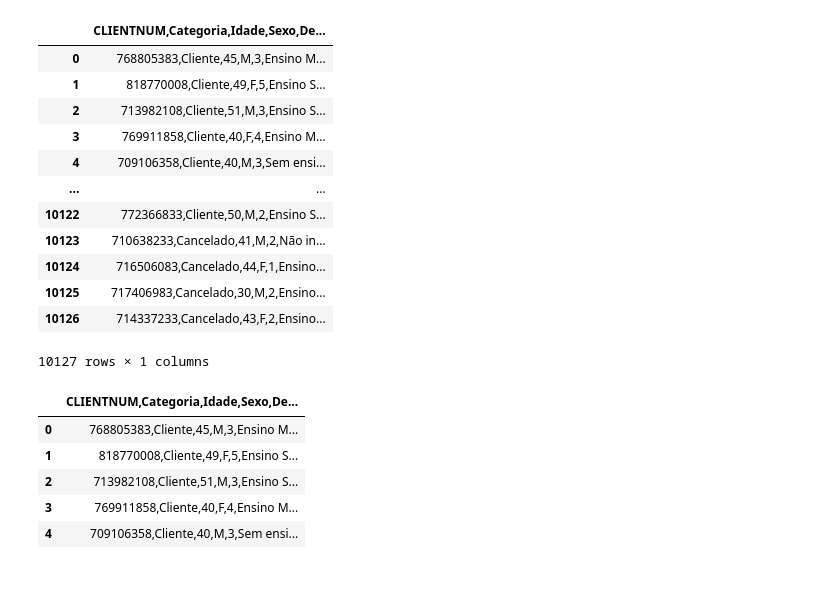
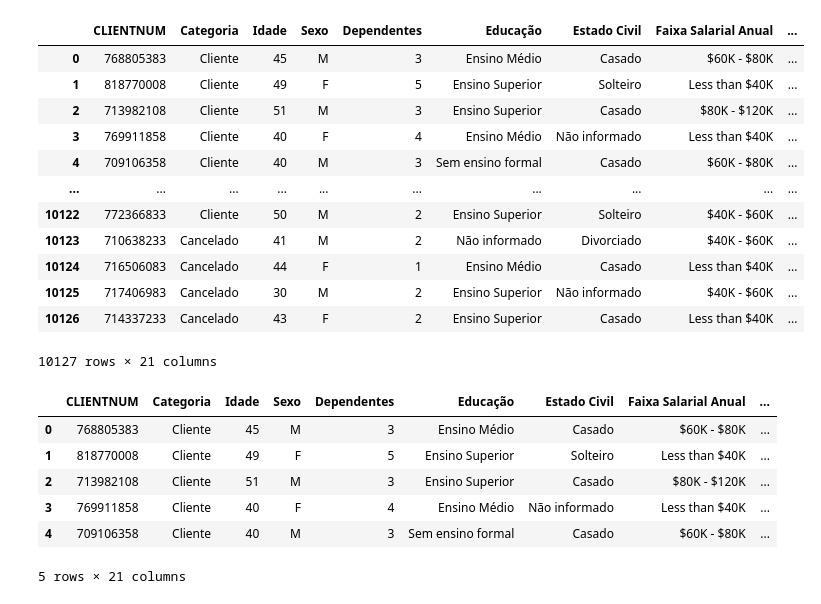
Before and after one commit to jeniferGoncalvesDaSilvaDev/Analise-de-dados-hashtag, a Jupyter notebook: aula_analise_dados_hadhtag.ipynb, the cells around one changed output. Cells and saved outputs as stored; diff of their text form; code cells hidden in the pictures.

```diff
--- a/aula_analise_dados_hadhtag.ipynb
+++ b/aula_analise_dados_hadhtag.ipynb
@@ -3,28 +3,30 @@
 # %%
 import pandas as pd
 # %%
-df = pd.read_csv('/content/ClientesBanco.csv',sep ='|' , encoding='latin-1')
+df = pd.read_csv('/content/ClientesBanco.csv', encoding='latin-1')
 display(df)
+#se der erro, na codificação da caracteres de outra língua, usa no argumento da função read() do pandas, encoding='latin-1')
 # %% [output]
-|  | CLIENTNUM,Categoria,Idade,Sexo,De... |
-| 0 | 768805383,Cliente,45,M,3,Ensino M... |
-| 1 | 818770008,Cliente,49,F,5,Ensino S... |
-| 2 | 713982108,Cliente,51,M,3,Ensino S... |
-| 3 | 769911858,Cliente,40,F,4,Ensino M... |
-| 4 | 709106358,Cliente,40,M,3,Sem ensi... |
-| ... | ... |
-| 10122 | 772366833,Cliente,50,M,2,Ensino S... |
-| 10123 | 710638233,Cancelado,41,M,2,Não in... |
-| 10124 | 716506083,Cancelado,44,F,1,Ensino... |
-| 10125 | 717406983,Cancelado,30,M,2,Ensino... |
-| 10126 | 714337233,Cancelado,43,F,2,Ensino... |
+|  | CLIENTNUM | Categoria | Idade | Sexo | Dependentes | Educação | Estado Civil | Faixa Salarial Anual | ... |
+| 0 | 768805383 | Cliente | 45 | M | 3 | Ensino Médio | Casado | $60K - $80K | ... |
+| 1 | 818770008 | Cliente | 49 | F | 5 | Ensino Superior | Solteiro | Less than $40K | ... |
+| 2 | 713982108 | Cliente | 51 | M | 3 | Ensino Superior | Casado | $80K - $120K | ... |
+| 3 | 769911858 | Cliente | 40 | F | 4 | Ensino Médio | Não informado | Less than $40K | ... |
+| 4 | 709106358 | Cliente | 40 | M | 3 | Sem ensino formal | Casado | $60K - $80K | ... |
+| ... | ... | ... | ... | ... | ... | ... | ... | ... | ... |
+| 10122 | 772366833 | Cliente | 50 | M | 2 | Ensino Superior | Solteiro | $40K - $60K | ... |
+| 10123 | 710638233 | Cancelado | 41 | M | 2 | Não informado | Divorciado | $40K - $60K | ... |
+| 10124 | 716506083 | Cancelado | 44 | F | 1 | Ensino Médio | Casado | Less than $40K | ... |
+| 10125 | 717406983 | Cancelado | 30 | M | 2 | Ensino Superior | Não informado | $40K - $60K | ... |
+| 10126 | 714337233 | Cancelado | 43 | F | 2 | Ensino Superior | Casado | Less than $40K | ... |
-10127 rows × 1 columns
+10127 rows × 21 columns
 # %%
 display(df.head(5))
 # %% [output]
-|  | CLIENTNUM,Categoria,Idade,Sexo,De... |
-| 0 | 768805383,Cliente,45,M,3,Ensino M... |
-| 1 | 818770008,Cliente,49,F,5,Ensino S... |
-| 2 | 713982108,Cliente,51,M,3,Ensino S... |
-| 3 | 769911858,Cliente,40,F,4,Ensino M... |
-| 4 | 709106358,Cliente,40,M,3,Sem ensi... |
+|  | CLIENTNUM | Categoria | Idade | Sexo | Dependentes | Educação | Estado Civil | Faixa Salarial Anual | ... |
+| 0 | 768805383 | Cliente | 45 | M | 3 | Ensino Médio | Casado | $60K - $80K | ... |
+| 1 | 818770008 | Cliente | 49 | F | 5 | Ensino Superior | Solteiro | Less than $40K | ... |
+| 2 | 713982108 | Cliente | 51 | M | 3 | Ensino Superior | Casado | $80K - $120K | ... |
+| 3 | 769911858 | Cliente | 40 | F | 4 | Ensino Médio | Não informado | Less than $40K | ... |
+| 4 | 709106358 | Cliente | 40 | M | 3 | Sem ensino formal | Casado | $60K - $80K | ... |
+5 rows × 21 columns
```
